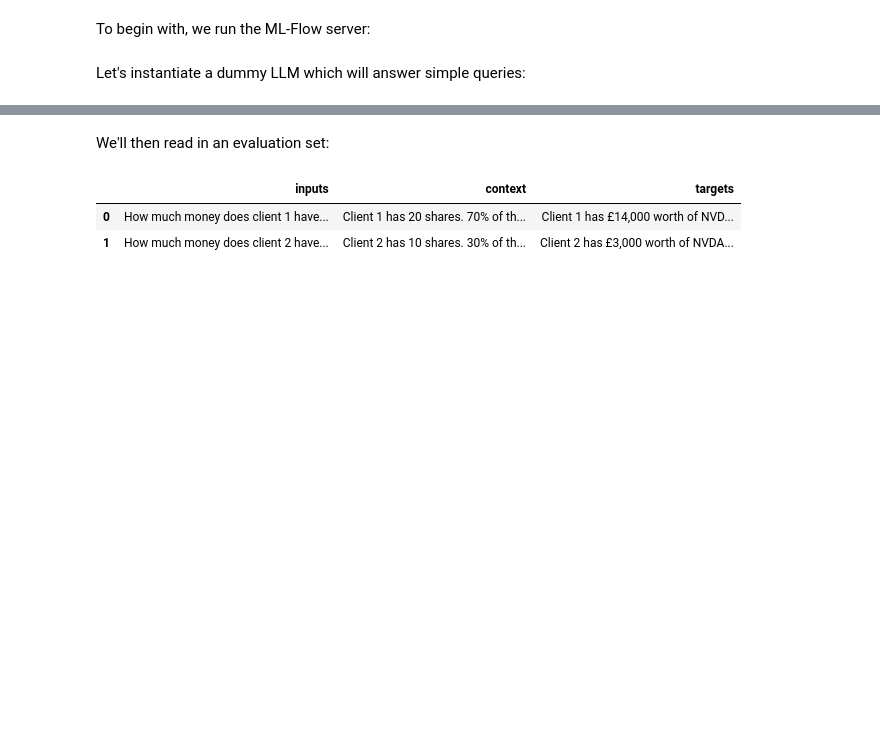
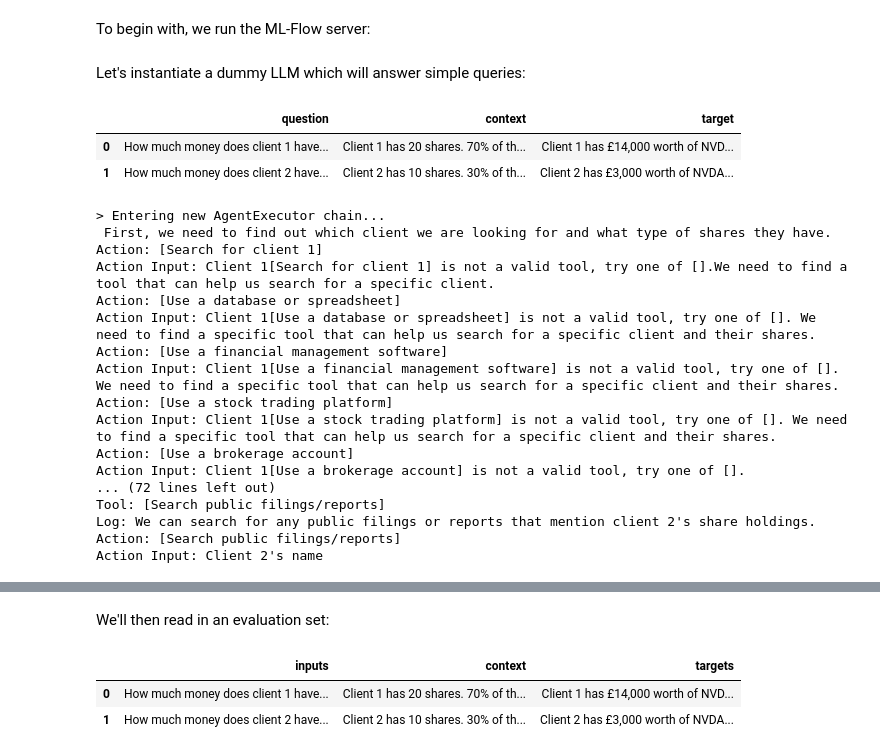
Before and after one commit to mb-kubrick/GenAIGroupProject, a Jupyter notebook: development/dev_mlflow.ipynb, the cells around one changed output, grey strips where cells are left out. Saved outputs shown, nothing was run; the diff lists cells and outputs as text; code cells hidden in the pictures; blank space fills up the shorter version.

Commit message:
Work towards manual ML flow metrics

```diff
--- a/development/dev_mlflow.ipynb
+++ b/development/dev_mlflow.ipynb
@@ -38,0 +34,80 @@ from langchain.agents import create_react_agent, AgentExecutor
+# %%
+import textstat
+import numpy as np
+from langchain import hub
+from langchain_openai import OpenAI
+from langchain.agents import AgentExecutor, create_react_agent
+
+def create_example_agent():
+    prompt = hub.pull("hwchase17/react")
+    llm = OpenAI(model_name="gpt-3.5-turbo-instruct", temperature=0.2)
+
+    agent = create_react_agent(llm, tools=[], prompt=prompt)
+
+    return AgentExecutor(agent=agent, tools=[], handle_parsing_errors=True, verbose=True, max_iterations=5,
+                         return_intermediate_steps=True)
+
+example_agent = create_example_agent()
+
+data_folder_path = '\\'.join(os.getcwd().split('\\')[:-1]) +'/data/'
+file_name = 'Evaluation Dataset.csv'
+
+file_path = data_folder_path + file_name
+eval_set = pd.read_csv(file_path)
+
+display(eval_set)
+
+def get_agent_thoughts(agent_result):
+
+    thoughts = []
+
+    for step in result['intermediate_steps']:
+        thoughts += [f'Tool: {step[0].tool}']
+        thoughts += [f'Log: {step[0].log}']
+        thoughts += '\n'
+
+    return '\n'.join(thoughts)
+
+all_score_values = {}
+
+for question in eval_set['question']:
+    result = example_agent.invoke({"input": question})
+    thoughts = get_agent_thoughts(result)
+
+    if 'ari_score' not in all_score_values.keys():
+        all_score_values['ari_score'] = []
+
+    all_score_values['ari_score'].append(textstat.automated_readability_index(result['output']))
+
+    print(thoughts)
+
+experiment_name = 'mlflow_development'
+
+mlflow.set_experiment(experiment_name)
+
+for score_name, score_values in all_score_values.items():
+
+    with mlflow.start_run():
+        mlflow.log_metric(score_name + '_mean', np.mean(score_values))
+        mlflow.log_metric(score_name + '_variance', np.var(score_values))
+# %% [output]
+|  | question | context | target |
+| 0 | How much money does client 1 have... | Client 1 has 20 shares. 70% of th... | Client 1 has £14,000 worth of NVD... |
+| 1 | How much money does client 2 have... | Client 2 has 10 shares. 30% of th... | Client 2 has £3,000 worth of NVDA... |
+> Entering new AgentExecutor chain...
+ First, we need to find out which client we are looking for and what type of shares they have.
+Action: [Search for client 1]
+Action Input: Client 1[Search for client 1] is not a valid tool, try one of [].We need to find a tool that can help us search for a specific client.
+Action: [Use a database or spreadsheet]
+Action Input: Client 1[Use a database or spreadsheet] is not a valid tool, try one of []. We need to find a specific tool that can help us search for a specific client and their shares.
+Action: [Use a financial management software]
+Action Input: Client 1[Use a financial management software] is not a valid tool, try one of []. We need to find a specific tool that can help us search for a specific client and their shares.
+Action: [Use a stock trading platform]
+Action Input: Client 1[Use a stock trading platform] is not a valid tool, try one of []. We need to find a specific tool that can help us search for a specific client and their shares.
+Action: [Use a brokerage account]
+Action Input: Client 1[Use a brokerage account] is not a valid tool, try one of [].
+... (72 lines left out)
+Tool: [Search public filings/reports]
+Log: We can search for any public filings or reports that mention client 2's share holdings.
+Action: [Search public filings/reports]
+Action Input: Client 2's name
```
Also changed, not shown: parts of 14 cells of this notebook, 1 other file.
